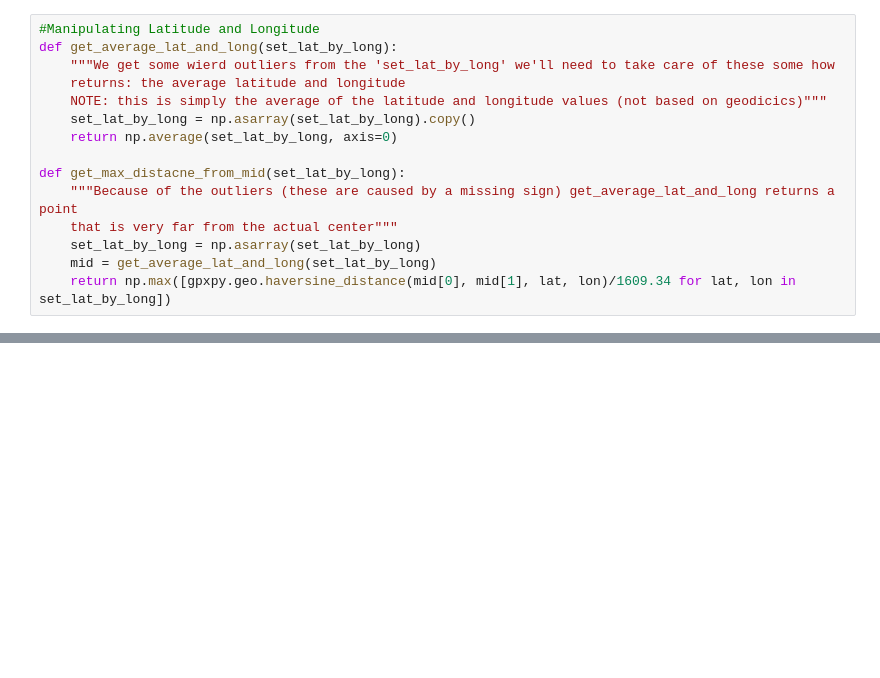
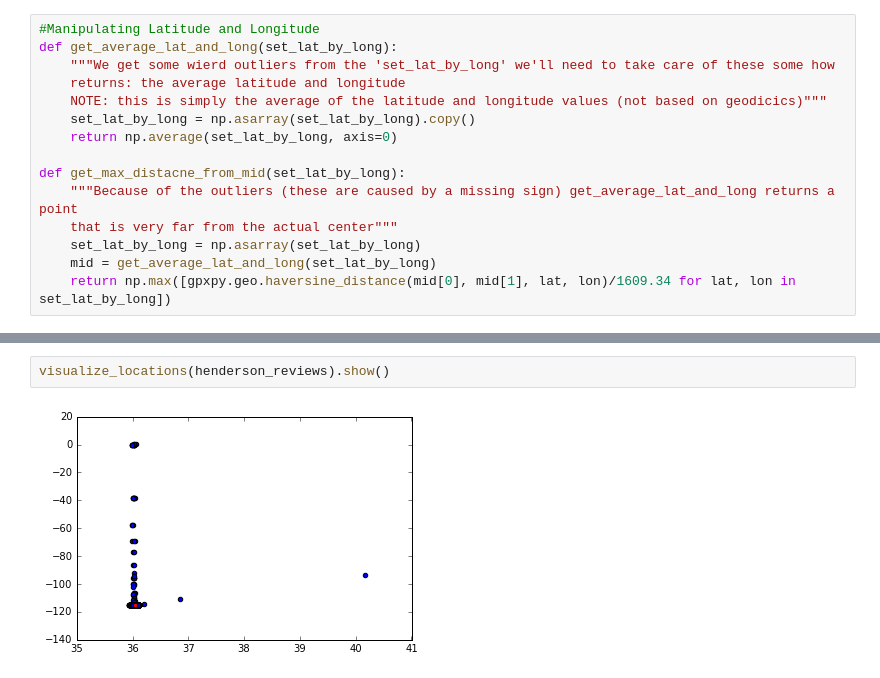
Before and after one commit to smwade/Yelp-Prediction, a Jupyter notebook: luke/Machine Learning Method.ipynb, the cells around one changed output, grey strips where cells are left out. Cells and saved outputs as stored; diff of their text form; blank space fills up the shorter version.

```diff
--- a/luke/Machine Learning Method.ipynb
+++ b/luke/Machine Learning Method.ipynb
@@ -40,0 +256,4 @@ def get_max_distacne_from_mid(set_lat_by_long):
+# %%
+visualize_locations(henderson_reviews).show()
+# %% [output]
+[figure, added]
```
Also changed, not shown: parts of 47 cells of this notebook, 6 other files.
